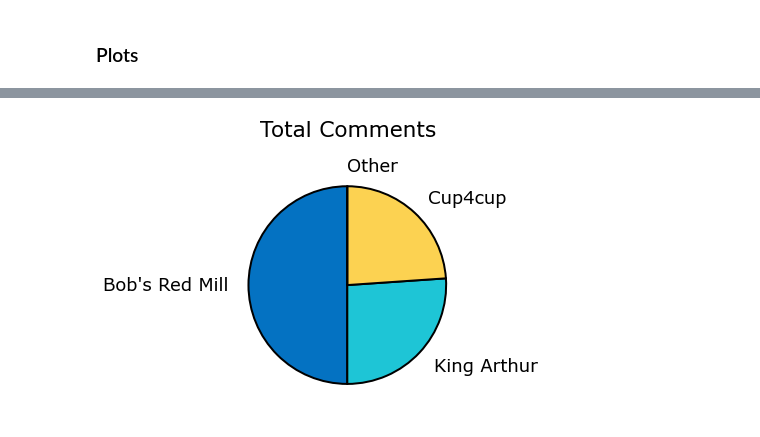
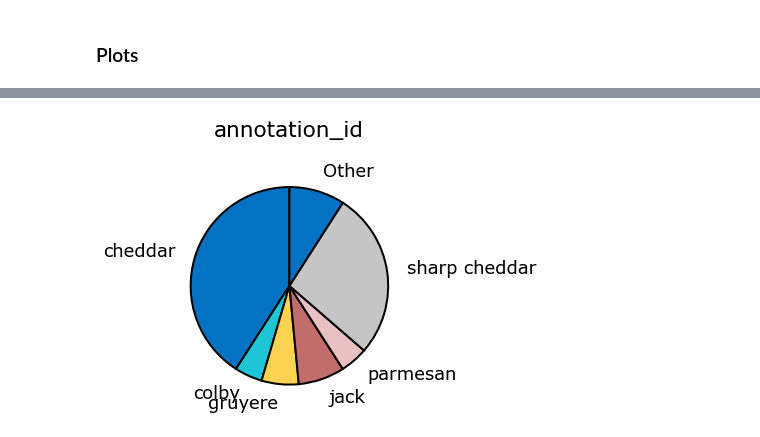
Before and after one commit to kkeller88/product-meta-analysis, a Jupyter notebook: notebooks/recipe-ingredients-general.ipynb, the cells around one changed output, grey strips where cells are left out. Saved outputs shown, nothing was run; the diff lists cells and outputs as text; code cells hidden in the pictures.

Commit message:
basic univarite plots for ingredients

```diff
--- a/notebooks/recipe-ingredients-general.ipynb
+++ b/notebooks/recipe-ingredients-general.ipynb
@@ -11,24 +11,16 @@ from product_meta_analysis.analyze import basic_plots as p
 ### Get data
 # %%
 db = Database()
-comments = db.read(f"""
+annotations = db.read(f"""
     select
-        c.comment_id,
-        c.upvotes,
-        c.parent_id,
-        a.sentence_ix,
-        a.brand,
-        a.annotation_id
-    from reddit_comments c
-    inner join website_content_annotations a
-        on a.comment_id = c.comment_id
-    where c.category='{category}'
+        url_id,
+        annotation,
+        annotation_id
+    from website_content_annotations
+    where category='{category}'
     """)
-comments = pd.DataFrame(comments, columns=['comment_id', 'upvotes', 'parent_id', 'sentence_ix', 'brand', 'annotation_id'])
+annotations = pd.DataFrame(annotations, columns=['url_id', 'annotation', 'annotation_id'])
 db.close()
 
-
-elligible_comments = r.get_eligible_top_level_comments(comments)
-
-elligible_comments.head(5)
+annotations.head(5)
 # %% [output]
@@ -57,0 +41,7 @@ brand_summary
+# %%
+annotation_counts = annotations \
+    .groupby('annotation') \
+    .count() \
+    .reset_index()
+
+annotation_counts
@@ -64,4 +63,4 @@ p.create_pie_chart(brand_summary)
 # %%
-p.create_pie_chart(brand_summary, column='Total Comments')
+p.create_pie_chart(annotation_counts, column='annotation_id', name_column='annotation')
 # %% [output]
-[figure, old version]
+[figure, new version]
```
Also changed, not shown: parts of 11 cells of this notebook, 1 other file.
